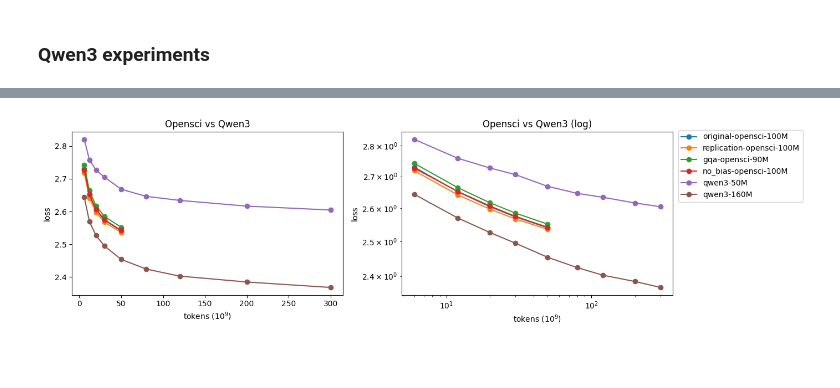
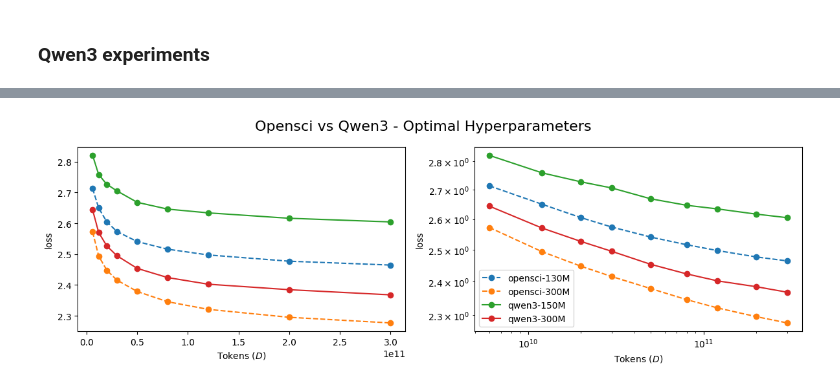
Before and after one commit to OpenEuroLLM/oellm-autoexp, a Jupyter notebook: analysis.ipynb, the cells around one changed output, grey strips where cells are left out. Cells and saved outputs as stored; diff of their text form; code cells hidden in the pictures; blank space fills up the shorter version.

```diff
--- a/analysis.ipynb
+++ b/analysis.ipynb
@@ -341,10 +298,18 @@ qwen3_150m
 # %%
-qwen3_190m = pd.read_csv("figures/eval_qwen3_300M_gpt_neox/val_loss_summary.csv")
+qwen3_300M = pd.read_csv("results/eval_qwen3_300M_gpt_neox/val_loss_summary.csv")
 gbsz_tmp = []
-for run_name in qwen3_190m.run_name.to_list():
+lr_tmp = []
+for run_name in qwen3_300M.run_name.to_list():
     gbsz = int(run_name.split("gbsz")[1].split("_")[0])
     gbsz_tmp.append(gbsz)
-qwen3_190m["gbsz"] = gbsz_tmp
-qwen3_190m = adjust_df(qwen3_190m, params=0.19, non_embed_params=0.16)
-qwen3_190m
+    lr = float(run_name.split("lr")[1].split("_")[0])
+    lr_tmp.append(lr)
+qwen3_300M["gbsz"] = gbsz_tmp
+qwen3_300M["lr"] = lr_tmp
+qwen3_300M["non_embed_params (B)"] = 0.16
+qwen3_300M["params (B)"] = 0.19
+qwen3_300M["parameters"] = 194385792
+qwen3_300M["model_name"] = "qwen3-300M-gpt-neox"
+qwen3_300M = calc_toks_flops(qwen3_300M)
+qwen3_300M.head(2)
 # %% [output]
@@ -361,31 +319,18 @@ qwen3_190m
 # %%
-fig, axes = plt.subplots(1, 2, figsize=(14, 4))
-
-models = {
-    "original-opensci-100M": opensci_120m_50bt_lr002_gbsz128,
-    "replication-opensci-100M": opensci_replication_120m_50bt_lr002_gbsz128,
-    "gqa-opensci-90M": opensci_gqa_120m_50bt_lr002_gbsz128,
-    "no_bias-opensci-100M": opensci_no_bias_120m_50bt_lr002_gbsz128,
-    "qwen3-50M": qwen3_80m,
-    "qwen3-160M": qwen3_190m,
-}
-
-titles = ["Opensci vs Qwen3", "Opensci vs Qwen3 (log)"]
-
-for ax, title in zip(axes, titles):
-    for label, data in models.items():
-        ax.plot(data["tokens (B)"], data["lm_loss"], marker='o', label=label)
-
-    ax.set_title(title)
-    ax.set_xlabel("tokens ($10^9$)")
-    ax.set_ylabel("loss")
-
-axes[1].legend(loc=(1.02, 0.57))
-axes[1].set_xscale("log")
-axes[1].set_yscale("log")
-
-plt.tight_layout()
-plt.savefig("figures/token_loss_opensci_qwen3.png")
-plt.show()
+def style_fn(label, _):
+    return {"linestyle": "--"} if "opensci" in label else {}
+plot_loss_curves(
+    models={
+        "opensci-130M": opensci_130M,
+        "opensci-300M": opensci_300M,
+        "qwen3-150M": qwen3_150M,
+        "qwen3-300M": qwen3_300M,
+    },
+    x_axis="tokens",
+    title_base="Opensci vs Qwen3 - Optimal Hyperparameters",
+    save_path="figures/token_loss_opensci_qwen3.png",
+    style_fn=style_fn,
+    figsize=(12, 4)
+)
 # %% [output]
-[figure, old version]
+[figure, new version]
```
Also changed, not shown: parts of 25 cells of this notebook.
